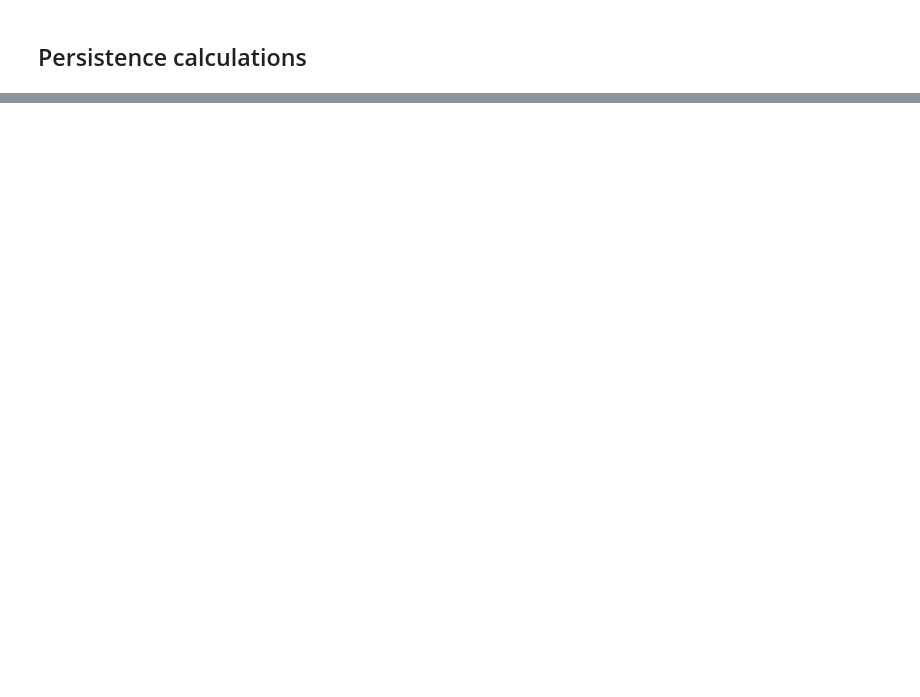
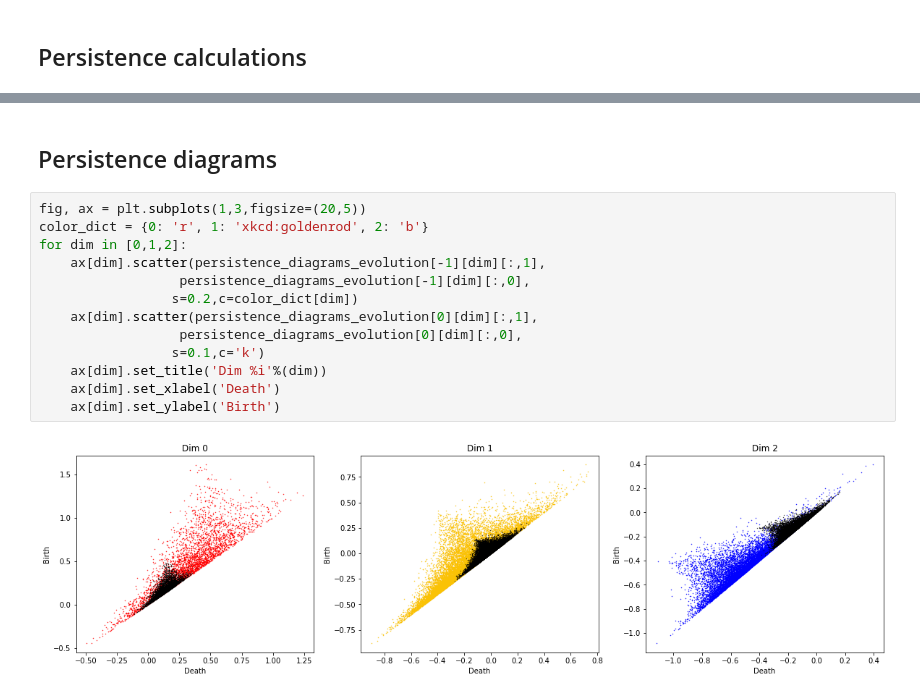
Before and after one commit to gwilding/cosmicwebpersistence, a Jupyter notebook: cosmic_web_persistence_demo.ipynb, the cells around one changed output, grey strips where cells are left out. Saved outputs shown, nothing was run; the diff lists cells and outputs as text; blank space fills up the shorter version.

```diff
--- a/cosmic_web_persistence_demo.ipynb
+++ b/cosmic_web_persistence_demo.ipynb
@@ -166,0 +209,17 @@ ax[1,1].set_xlabel('Redshift')
+# %% [markdown]
+## Persistence diagrams
+# %%
+fig, ax = plt.subplots(1,3,figsize=(20,5))
+color_dict = {0: 'r', 1: 'xkcd:goldenrod', 2: 'b'}
+for dim in [0,1,2]:
+    ax[dim].scatter(persistence_diagrams_evolution[-1][dim][:,1],
+                  persistence_diagrams_evolution[-1][dim][:,0],
+                 s=0.2,c=color_dict[dim])
+    ax[dim].scatter(persistence_diagrams_evolution[0][dim][:,1],
+                  persistence_diagrams_evolution[0][dim][:,0],
+                 s=0.1,c='k')
+    ax[dim].set_title('Dim %i'%(dim))
+    ax[dim].set_xlabel('Death')
+    ax[dim].set_ylabel('Birth')
+# %% [output]
+[figure, added]
```
Also changed, not shown: parts of 16 cells of this notebook, 1 other file.
